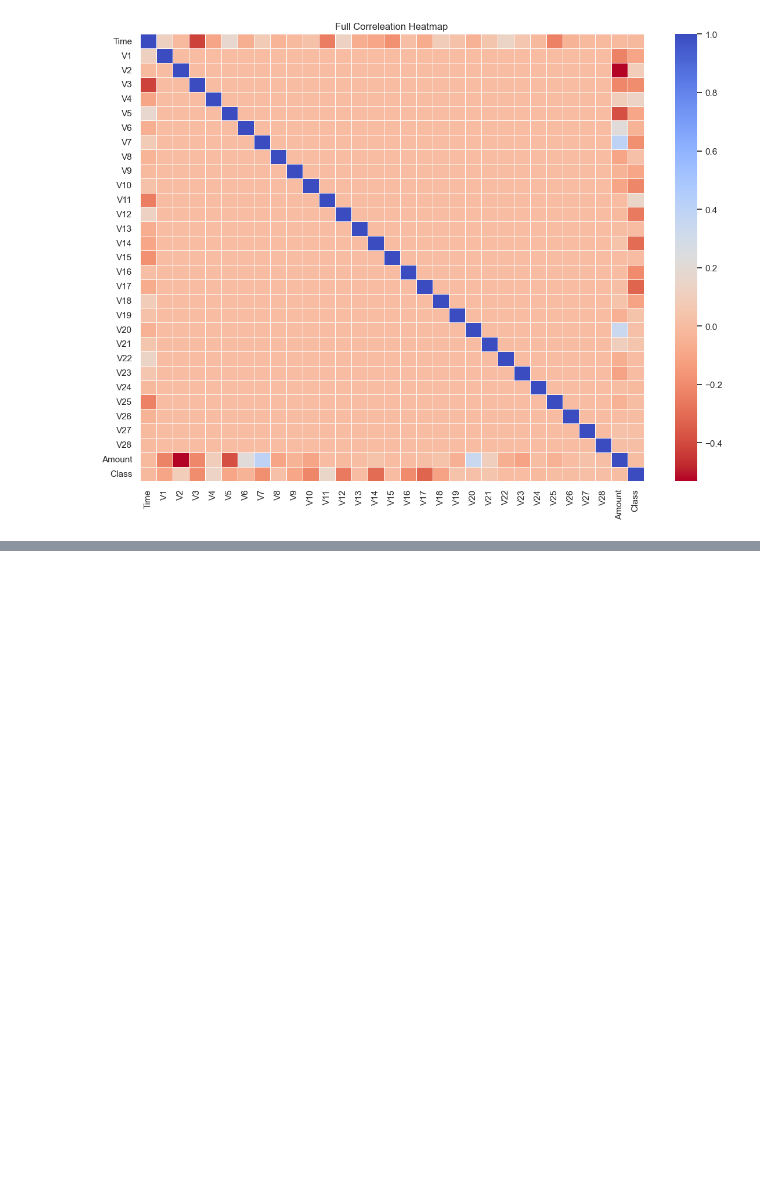
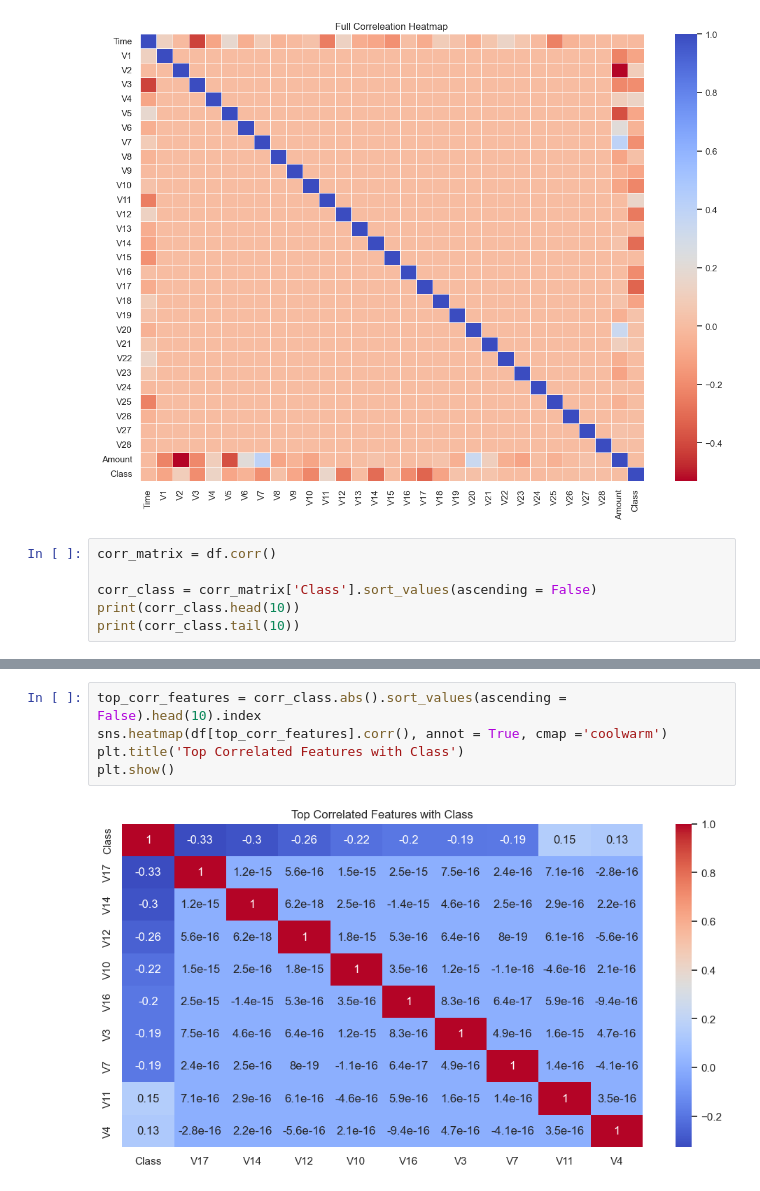
Before and after one commit to muzeyir/Credit-Card-Fraud-Detection, a Jupyter notebook: CreditCardFraudDetection.ipynb, the cells around one changed output, grey strips where cells are left out. Drawn from its saved outputs; the diff is of its cells as text; blank space fills up the shorter version.

```diff
--- a/CreditCardFraudDetection.ipynb
+++ b/CreditCardFraudDetection.ipynb
@@ -91,3 +91,9 @@ V27      0.017580
 V28      0.009536
 Name: Class, dtype: float64
 [figure]
+# %%
+corr_matrix = df.corr()
+
+corr_class = corr_matrix['Class'].sort_values(ascending = False)
+print(corr_class.head(10))
+print(corr_class.tail(10))
@@ -93,0 +118,7 @@ Name: Class, dtype: float64
+# %%
+top_corr_features = corr_class.abs().sort_values(ascending = False).head(10).index
+sns.heatmap(df[top_corr_features].corr(), annot = True, cmap ='coolwarm')
+plt.title('Top Correlated Features with Class')
+plt.show()
+# %% [output]
+[figure, added]
```
Also changed, not shown: parts of 4 cells of this notebook.
